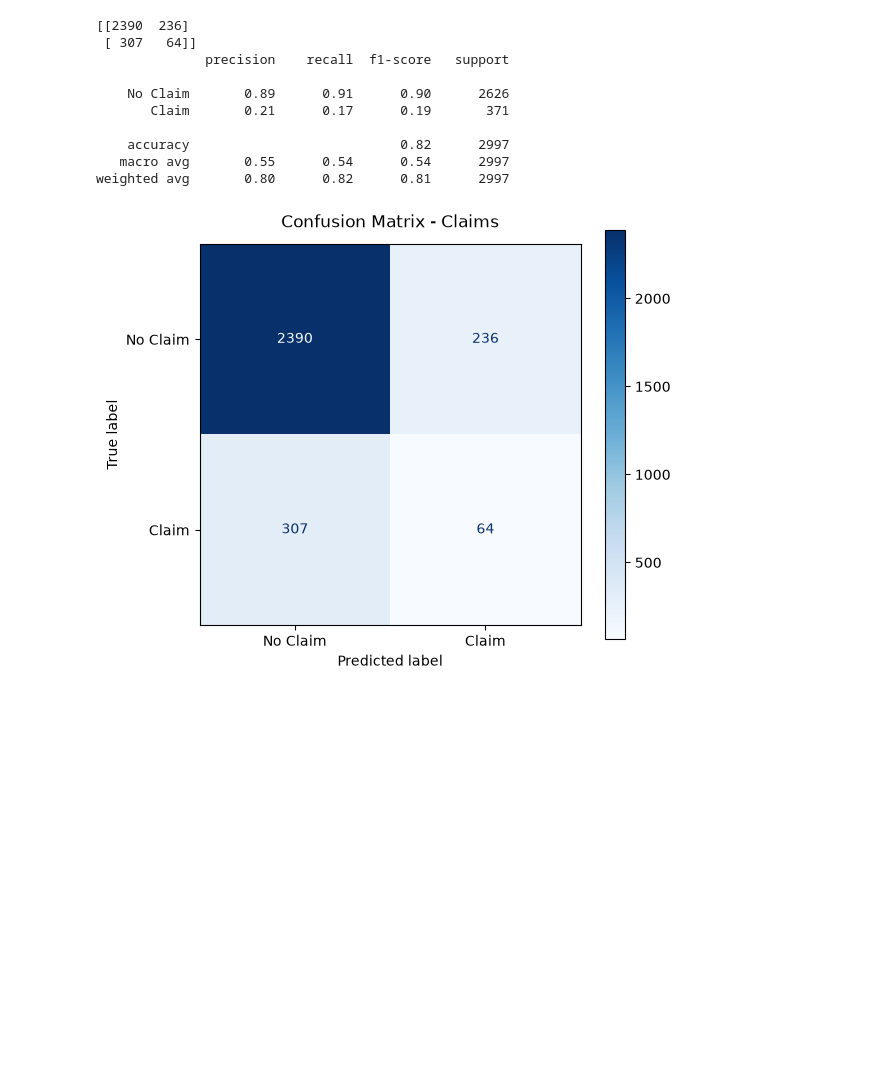
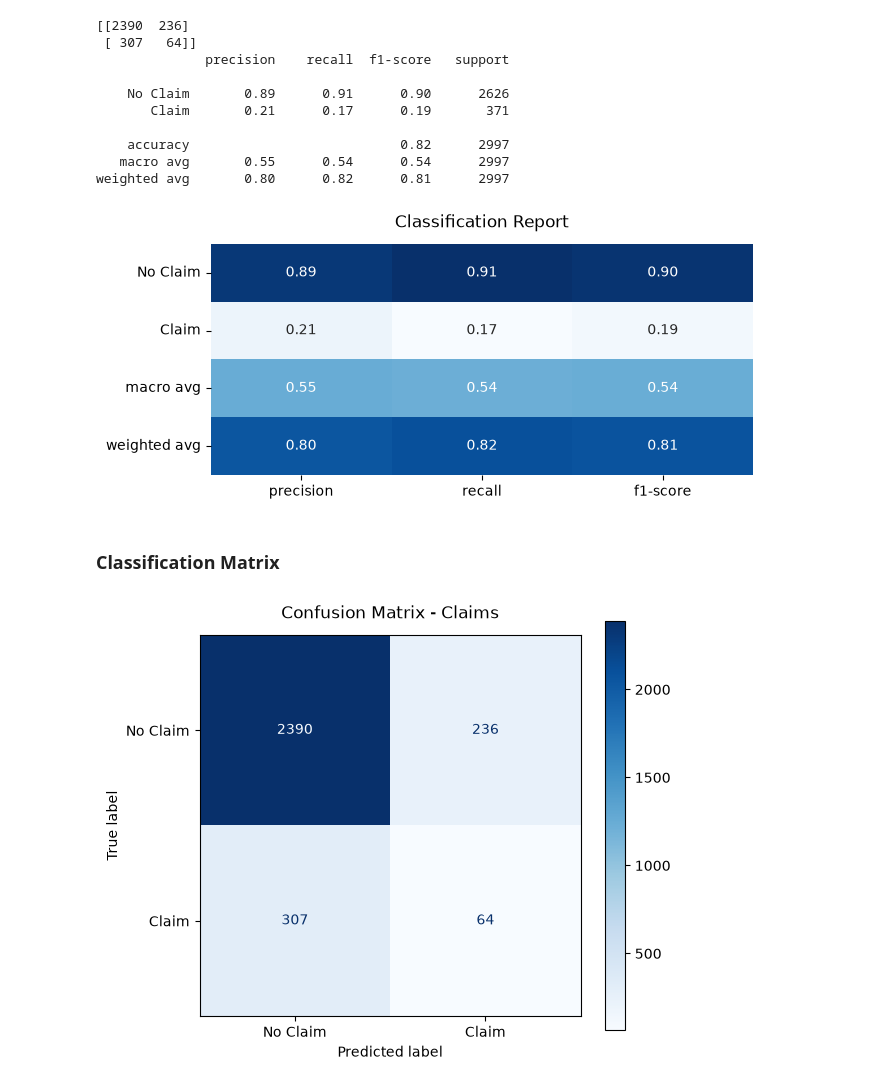
Before and after one commit to gregorovamaria/ds_risk_scoring_case_study, a Jupyter notebook: notebooks/03_risk_scorer.ipynb, the cells around one changed output. Saved outputs shown, nothing was run; the diff lists cells and outputs as text; code cells hidden in the pictures; blank space fills up the shorter version.

Commit message:
Added Classification Report

```diff
--- a/notebooks/03_risk_scorer.ipynb
+++ b/notebooks/03_risk_scorer.ipynb
@@ -258,10 +261,21 @@ with open("../models/xgb_risk_scorer_meta.json", "w") as f:
 custom_threshold = np.percentile(predicted_risk_scores, 90)
 y_pred_custom = (predicted_risk_scores >= custom_threshold).astype(int)
 
+report_dict = classification_report(
+    y_test, y_pred_custom, target_names=["No Claim", "Claim"], output_dict=True
+)
+
+df_report = (
+    pd.DataFrame(report_dict).iloc[:-1, :].T
+)
+
+report_str = classification_report(y_test, y_pred_custom, target_names=["No Claim", "Claim"])
+
 print(confusion_matrix(y_test, y_pred_custom))
-print(
-    classification_report(y_test, y_pred_custom, target_names=["No Claim", "Claim"])
-)
+print(report_str)
+
+with open("../reports/figures/classification_report.txt", "w", encoding="utf-8") as f:
+    f.write(report_str)
 # %% [output]
 [[2390  236]
  [ 307   64]]
@@ -273,6 +287,24 @@ print(
     accuracy                           0.82      2997
    macro avg       0.55      0.54      0.54      2997
 weighted avg       0.80      0.82      0.81      2997
+# %%
+fig, ax = plt.subplots(figsize=(7, 3))
+sns.heatmap(
+    pd.DataFrame(report_dict).iloc[:-1, :].T.drop("accuracy", errors="ignore"),
+    annot=True,
+    fmt=".2f",
+    cmap="Blues",
+    cbar=False,
+    ax=ax,
+)
+plt.title("Classification Report", pad=12)
+
+plt.savefig("../reports/figures/classification_report.png", dpi=300, bbox_inches="tight")
+plt.show()
+# %% [output]
+[figure, added]
+# %% [markdown]
+### Classification Matrix
 # %%
 fig, ax = plt.subplots(figsize=(6, 5))
 
```
Also changed, not shown: parts of 2 cells of this notebook, 2 other files.
